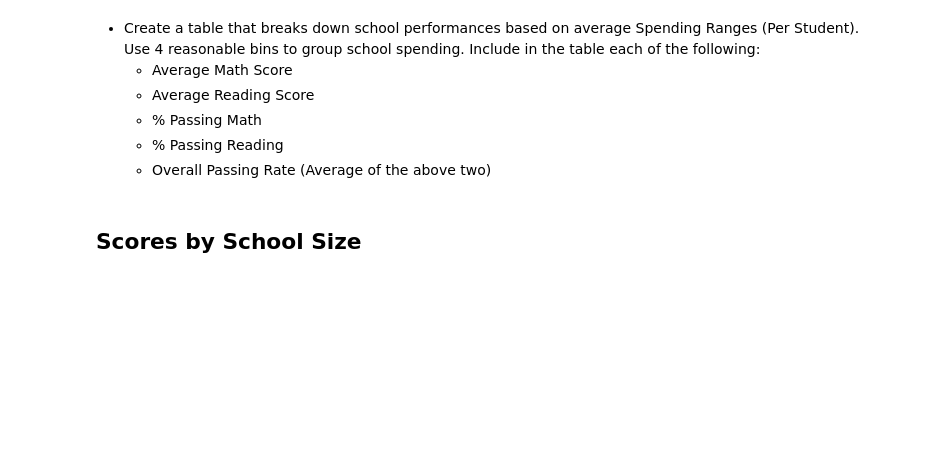
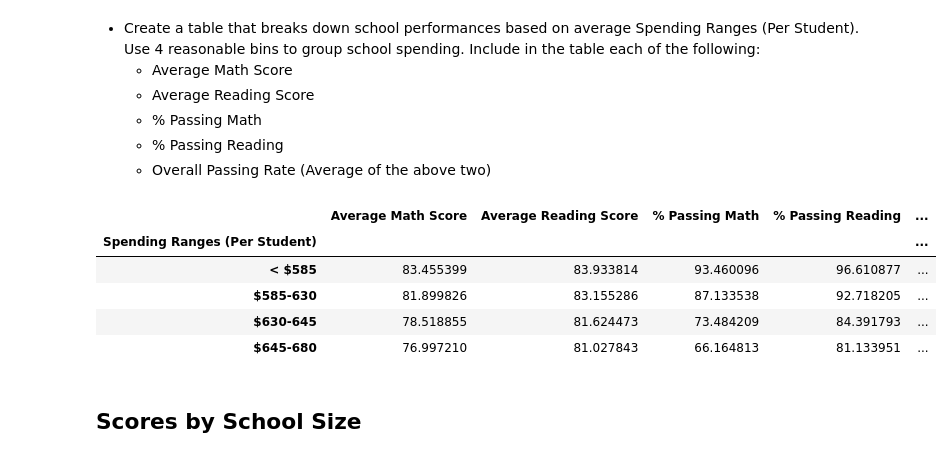
Before and after one commit to NHoyer95/pandas-challenge, a Jupyter notebook: PyCitySchools/PyCitySchools.ipynb, the cells around one changed output. Saved outputs shown, nothing was run; the diff lists cells and outputs as text; code cells hidden in the pictures; blank space fills up the shorter version.

```diff
--- a/PyCitySchools/PyCitySchools.ipynb
+++ b/PyCitySchools/PyCitySchools.ipynb
@@ -331,6 +331,40 @@ reading_score_by_grade
   * % Passing Math
   * % Passing Reading
   * Overall Passing Rate (Average of the above two)
+# %%
+# Create bins
+school_spending_bins = [0, 585, 630, 645, 680]
+spending_bin_labels = ["< $585", "$585-630", "$630-645", "$645-680"]
+
+# Create spending ranges column
+school_summ_df["Spending Ranges (Per Student)"] = pd.cut(budget_per_student, school_spending_bins,
+                                                           labels=spending_bin_labels,
+                                                           include_lowest=True)
+
+# Define the averages by school spending
+spending_avg_math = school_summ_df.groupby("Spending Ranges (Per Student)")["Average Math Score"].mean()
+spending_avg_reading = school_summ_df.groupby("Spending Ranges (Per Student)")["Average Reading Score"].mean()
+spending_pass_math = school_summ_df.groupby("Spending Ranges (Per Student)")["% Passing Math"].mean()
+spending_pass_reading = school_summ_df.groupby("Spending Ranges (Per Student)")["% Passing Reading"].mean()
+spending_pass_both = school_summ_df.groupby("Spending Ranges (Per Student)")["% Overall Passing"].mean()
+# %%
+# Create scores by spending df
+scores_by_spending = pd.DataFrame({
+    "Average Math Score": spending_avg_math,
+    "Average Reading Score": spending_avg_reading,
+    "% Passing Math": spending_pass_math,
+    "% Passing Reading": spending_pass_reading,
+    "% Overall Passing": spending_pass_both
+})
+
+scores_by_spending
+# %% [output]
+|  | Average Math Score | Average Reading Score | % Passing Math | % Passing Reading | ... |
+| Spending Ranges (Per Student) |  |  |  |  | ... |
+| < $585 | 83.455399 | 83.933814 | 93.460096 | 96.610877 | ... |
+| $585-630 | 81.899826 | 83.155286 | 87.133538 | 92.718205 | ... |
+| $630-645 | 78.518855 | 81.624473 | 73.484209 | 84.391793 | ... |
+| $645-680 | 76.997210 | 81.027843 | 66.164813 | 81.133951 | ... |
 # %% [markdown]
 ## Scores by School Size
 # %% [markdown]
```
Also changed, not shown: parts of 6 cells of this notebook.
